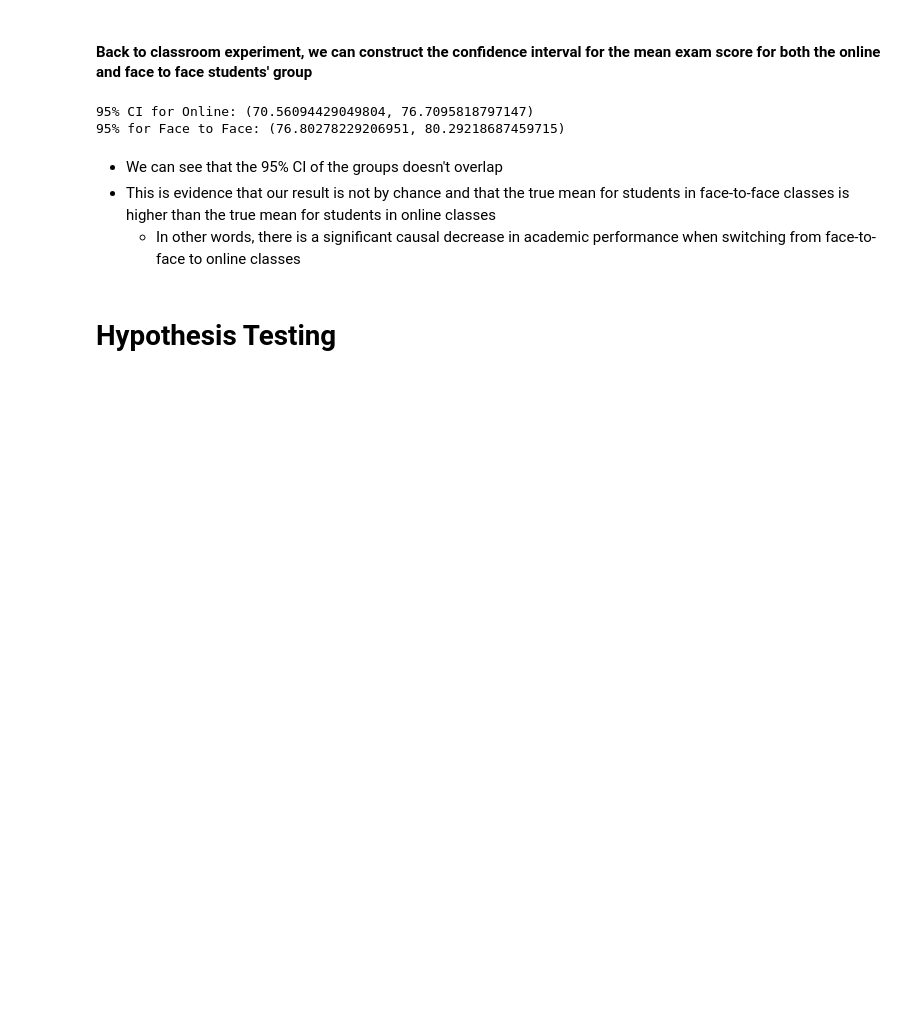
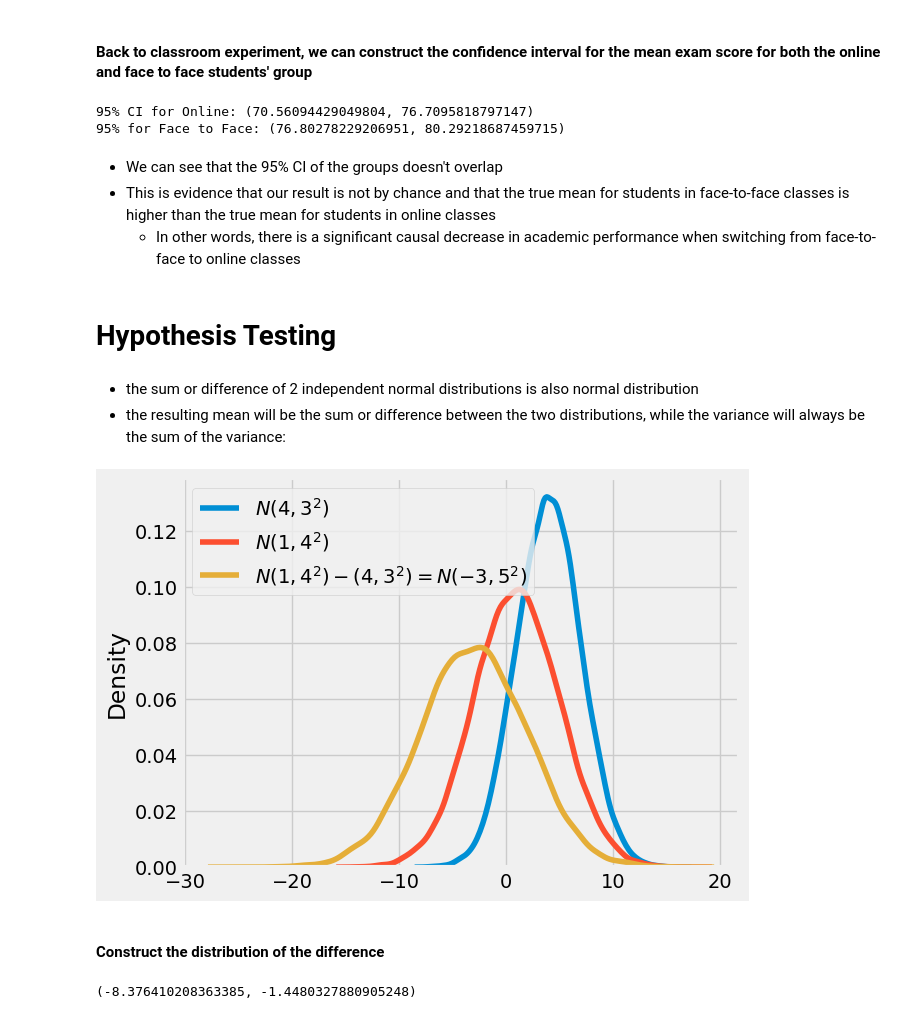
Before and after one commit to samcjswo/Causal_Inference, a Jupyter notebook: [Chapter 3] Stats_Review.ipynb, the cells around one changed output. Cells and saved outputs as stored; diff of their text form; code cells hidden in the pictures; blank space fills up the shorter version.

```diff
--- a/[Chapter 3] Stats_Review.ipynb
+++ b/[Chapter 3] Stats_Review.ipynb
@@ -153,3 +153,27 @@ print("95% for Face to Face:", ci(face_to_face))
     - In other words, there is a significant causal decrease in academic performance when switching from face-to-face to online classes
 # %% [markdown]
 # Hypothesis Testing
+# %% [markdown]
+- the sum or difference of 2 independent normal distributions is also normal distribution
+- the resulting mean will be the sum or difference between the two distributions, while the variance will always be the sum of the variance:
+# %%
+np.random.seed(123)
+n1 = np.random.normal(4, 3, 30000)
+n2 = np.random.normal(1, 4, 30000)
+n_diff = n2 - n1
+sns.distplot(n1, hist=False, label="$N(4,3^2)$")
+sns.distplot(n2, hist=False, label="$N(1,4^2)$")
+sns.distplot(n_diff, hist=False, label=f"$N(1,4^2) - (4,3^2) = N(-3, 5^2)$")
+plt.legend()
+plt.show()
+# %% [output]
+[figure, added]
+# %% [markdown]
+#### Construct the distribution of the difference
+# %%
+diff_mu = online.mean() - face_to_face.mean()
+diff_se = np.sqrt(face_to_face.var()/len(face_to_face) + online.var()/len(online))
+ci = (diff_mu - 1.96*diff_se, diff_mu + 1.96*diff_se)
+print(ci)
+# %% [output]
+(-8.376410208363385, -1.4480327880905248)
```
Also changed, not shown: parts of 20 cells of this notebook.
